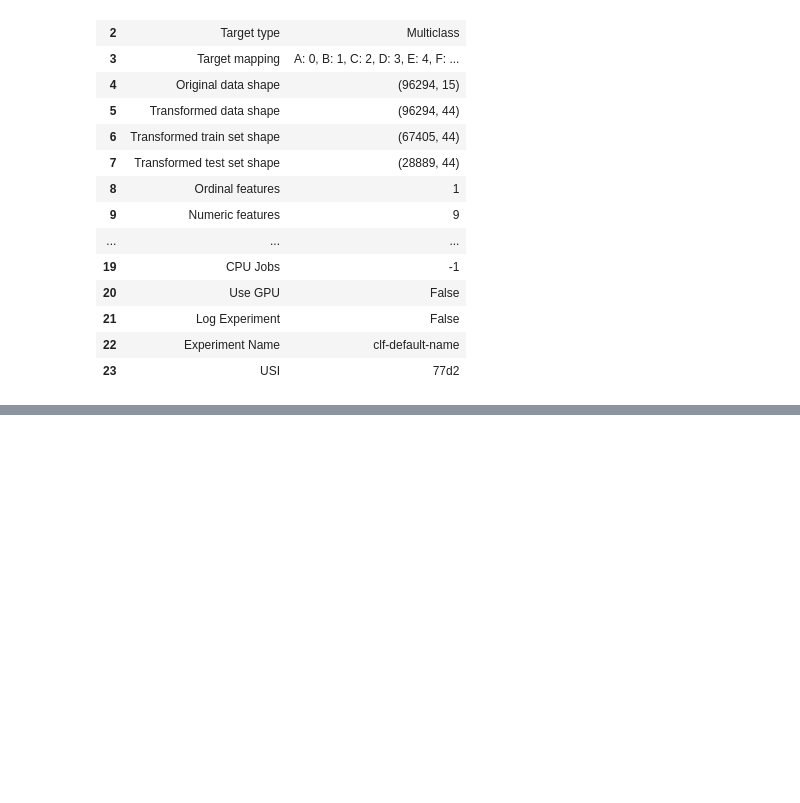
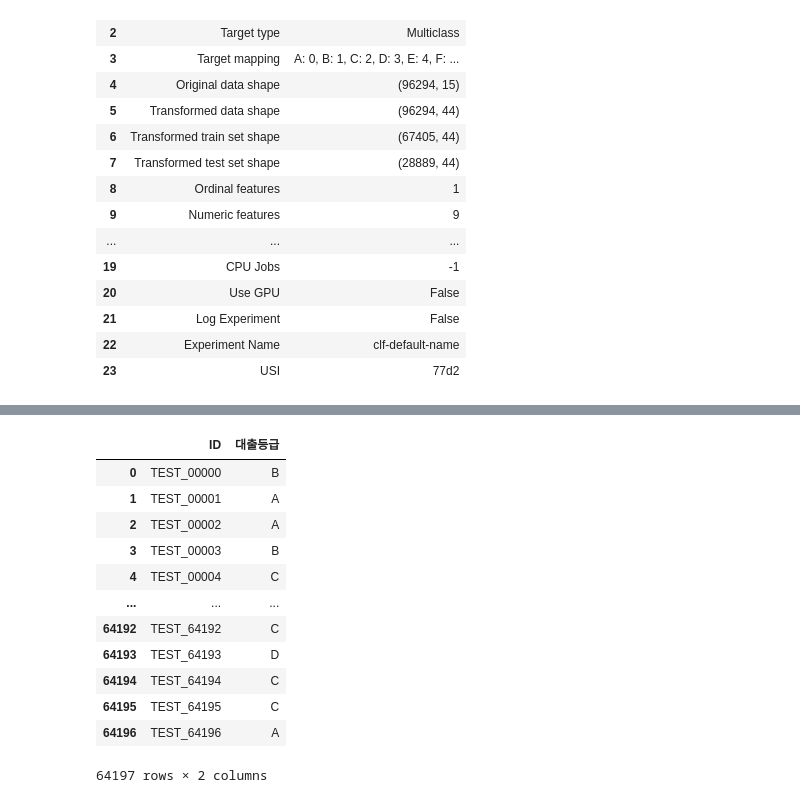
Before and after one commit to being0606/Customer-Loan-Rating-Classifier, a Jupyter notebook: src/inferance.ipynb, the cells around one changed output, grey strips where cells are left out. Saved outputs shown, nothing was run; the diff lists cells and outputs as text; code cells hidden in the pictures; blank space fills up the shorter version.

```diff
--- a/src/inferance.ipynb
+++ b/src/inferance.ipynb
@@ -164,0 +185,18 @@ Fitting 10 folds for each of 10 candidates, totalling 100 fits
+# %%
+res['대출등급'] = predictions['prediction_label']
+# %%
+res
+# %% [output]
+|  | ID | 대출등급 |
+| 0 | TEST_00000 | B |
+| 1 | TEST_00001 | A |
+| 2 | TEST_00002 | A |
+| 3 | TEST_00003 | B |
+| 4 | TEST_00004 | C |
+| ... | ... | ... |
+| 64192 | TEST_64192 | C |
+| 64193 | TEST_64193 | D |
+| 64194 | TEST_64194 | C |
+| 64195 | TEST_64195 | C |
+| 64196 | TEST_64196 | A |
+64197 rows × 2 columns
```
Also changed, not shown: parts of 8 cells of this notebook, 2 other files.
